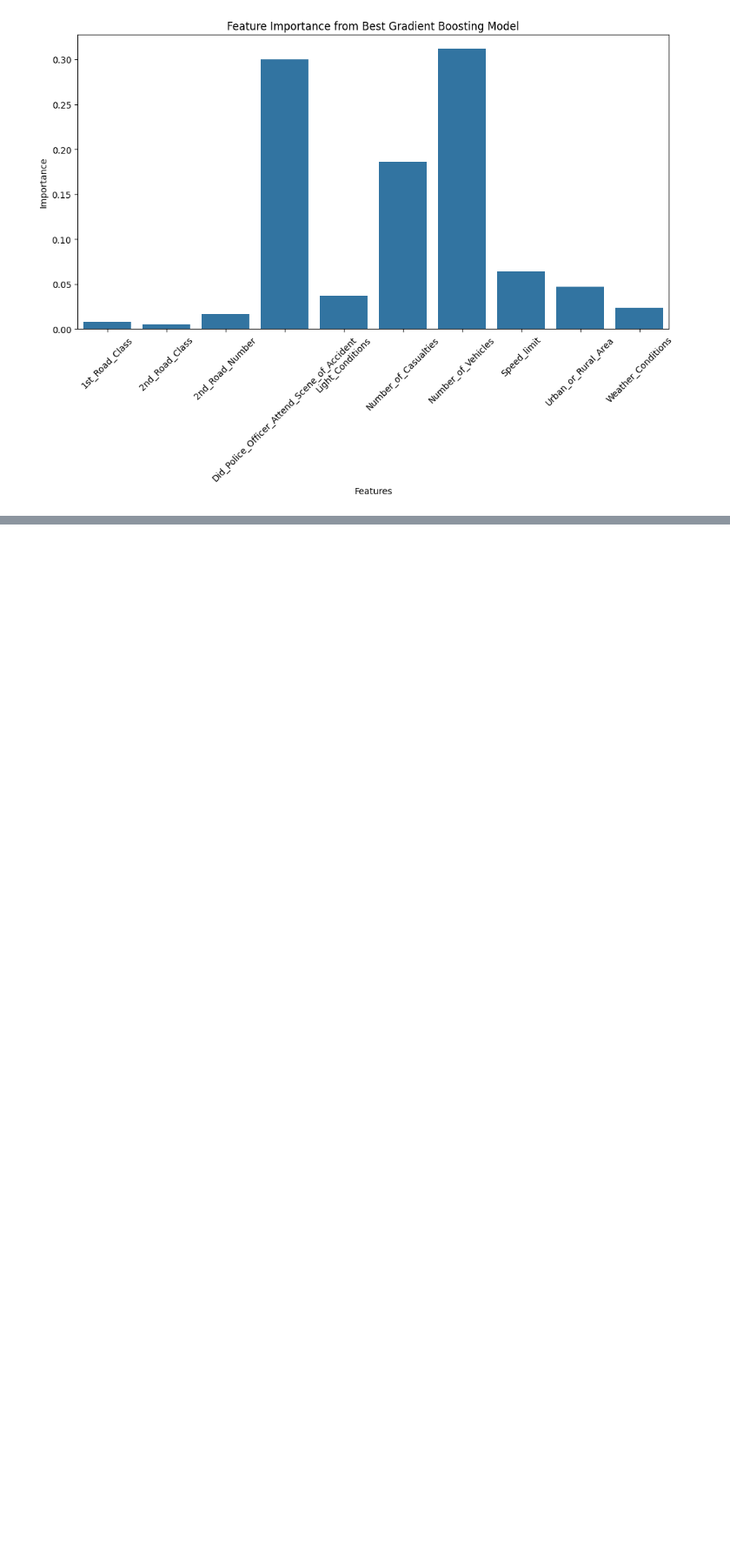
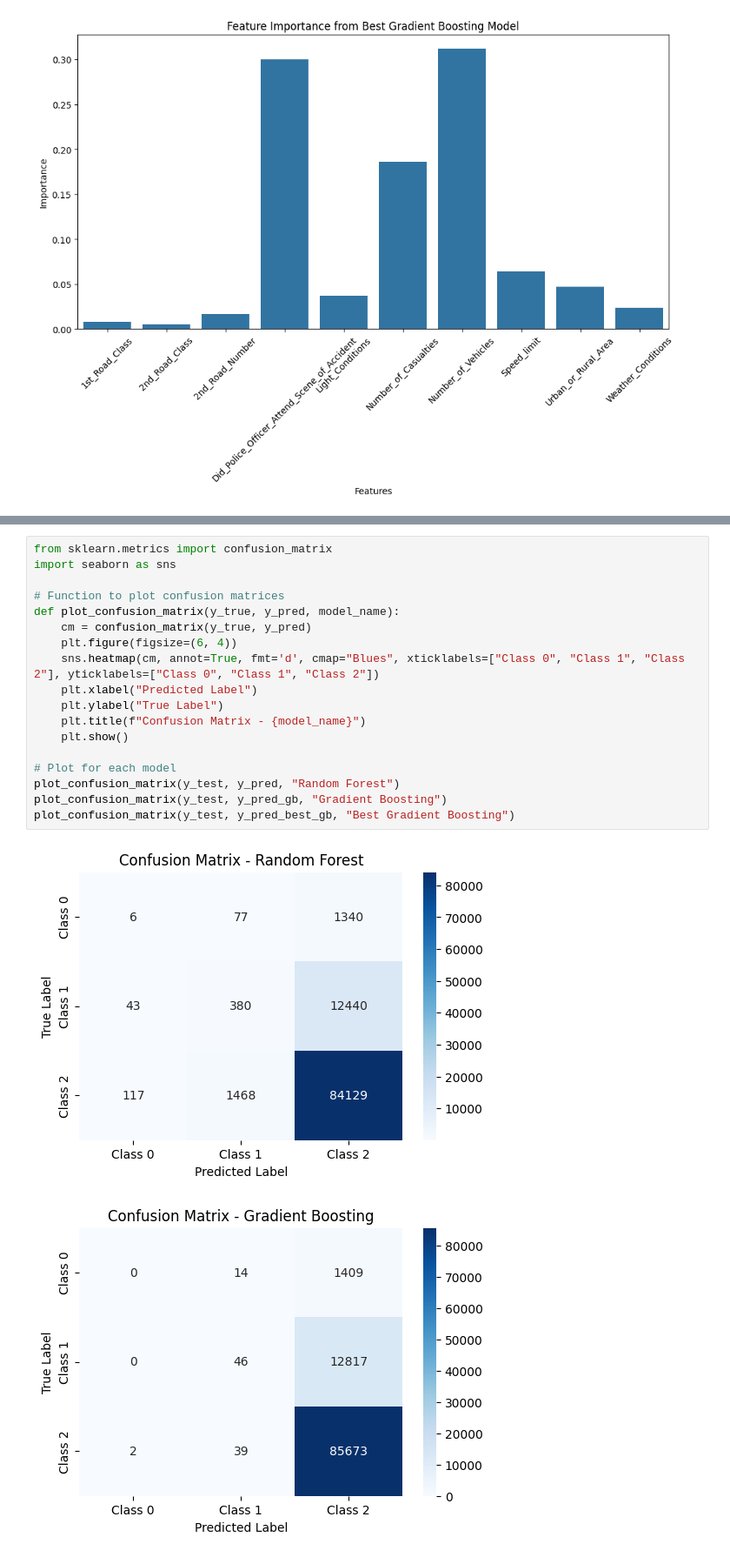
Before and after one commit to DanielKinnito/RMS-Traffic_Analysis, a Jupyter notebook: notebook.ipynb, the cells around one changed output, grey strips where cells are left out. Shown at 87% size. Drawn from its saved outputs; the diff is of its cells as text; blank space fills up the shorter version.

```diff
--- a/notebook.ipynb
+++ b/notebook.ipynb
@@ -295,0 +333,21 @@ plt.show()
+# %%
+from sklearn.metrics import confusion_matrix
+import seaborn as sns
+
+# Function to plot confusion matrices
+def plot_confusion_matrix(y_true, y_pred, model_name):
+    cm = confusion_matrix(y_true, y_pred)
+    plt.figure(figsize=(6, 4))
+    sns.heatmap(cm, annot=True, fmt='d', cmap="Blues", xticklabels=["Class 0", "Class 1", "Class 2"], yticklabels=["Class 0", "Class 1", "Class 2"])
+    plt.xlabel("Predicted Label")
+    plt.ylabel("True Label")
+    plt.title(f"Confusion Matrix - {model_name}")
+    plt.show()
+
+# Plot for each model
+plot_confusion_matrix(y_test, y_pred, "Random Forest")
+plot_confusion_matrix(y_test, y_pred_gb, "Gradient Boosting")
+plot_confusion_matrix(y_test, y_pred_best_gb, "Best Gradient Boosting")
+# %% [output]
+[figure, added]
+[figure, added]
```
Also changed, not shown: parts of 6 cells of this notebook.
